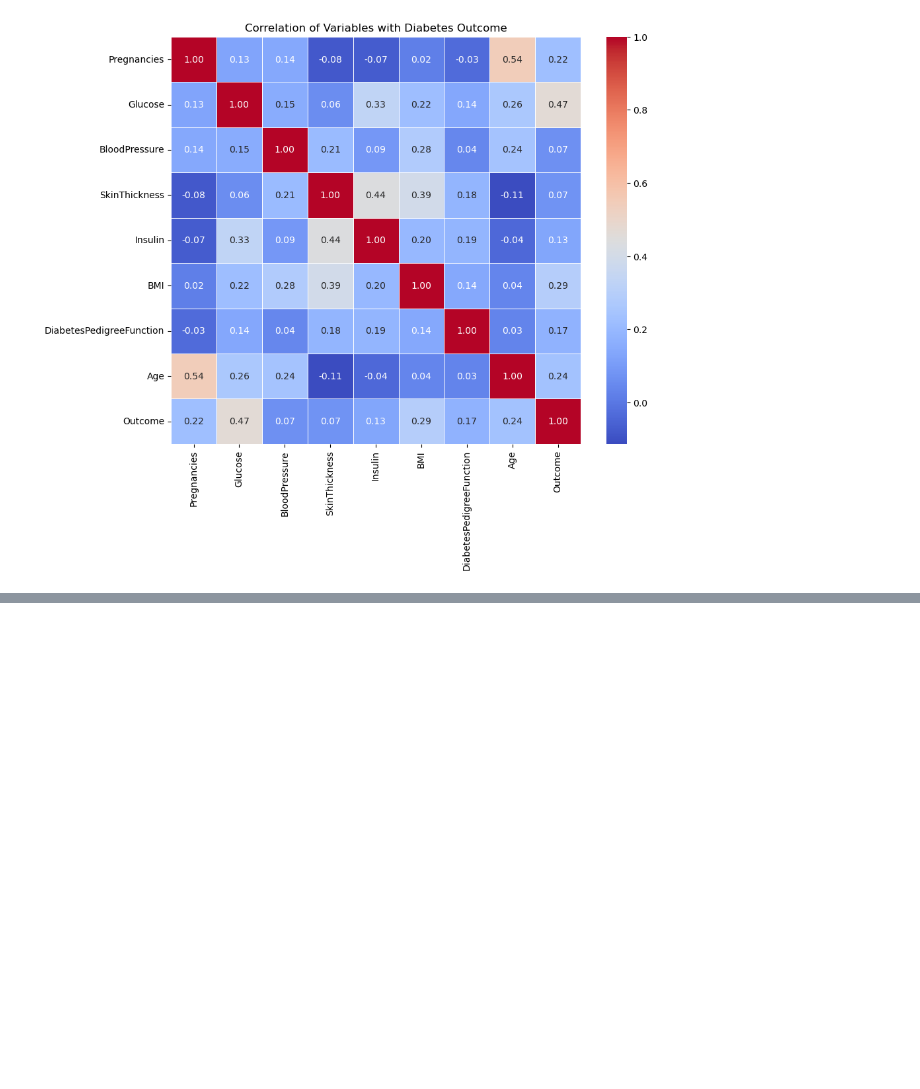
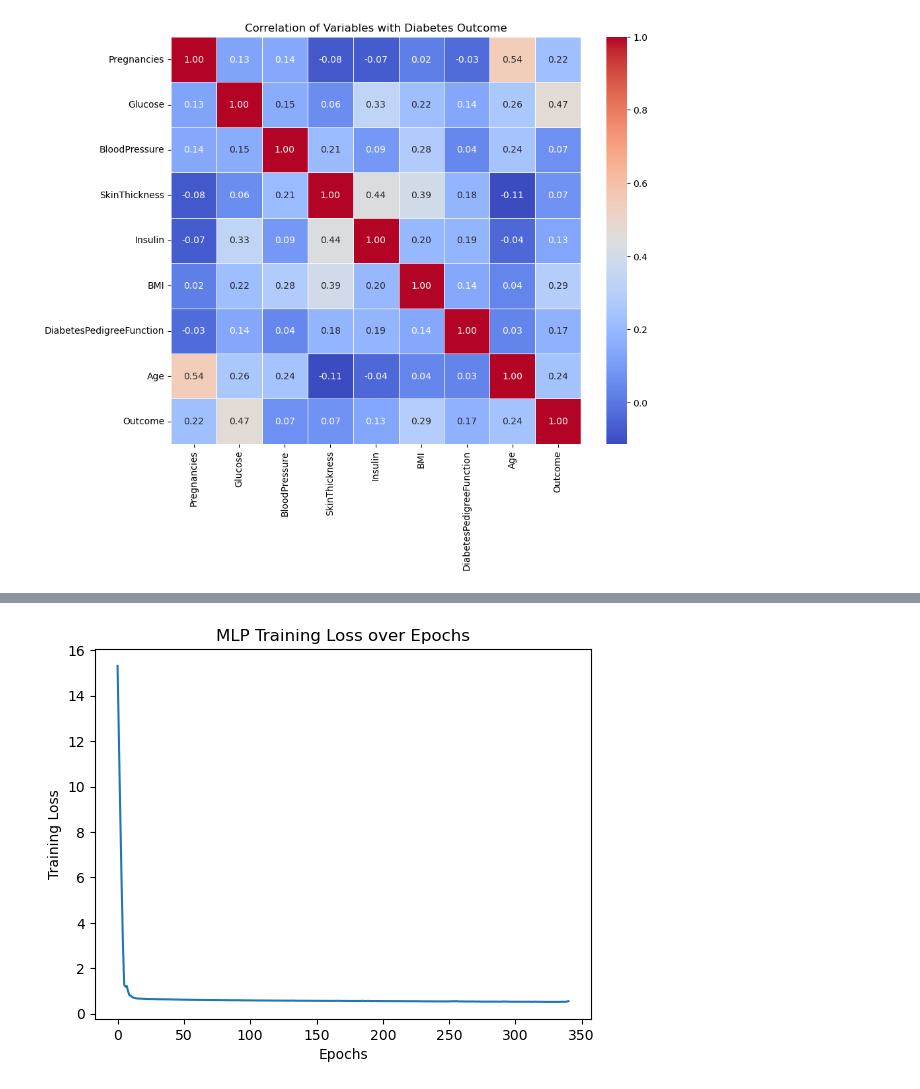
Before and after one commit to ssooraj004/AISC-SQ2024-Beginner-Project, a Jupyter notebook: YiHsuan_AISCBP.ipynb, the cells around one changed output, grey strips where cells are left out. Saved outputs shown, nothing was run; the diff lists cells and outputs as text; code cells hidden in the pictures; blank space fills up the shorter version.

```diff
--- a/YiHsuan_AISCBP.ipynb
+++ b/YiHsuan_AISCBP.ipynb
@@ -184,0 +195,23 @@ Text(0.5, 1.0, 'Correlation of Variables with Diabetes Outcome')
+# %%
+
+db_nn = db[['Outcome', 'BMI', 'BloodPressure', 'Age', 'Glucose', 'DiabetesPedigreeFunction']]
+
+x = db_nn.drop('Outcome', axis = 1)
+y = db_nn['Outcome']
+
+# smote = SMOTE(random_state = 1)
+# x, y = smote.fit_resample(x, y)
+
+xtrain, xtest, ytrain, ytest = train_test_split(x, y, test_size = 0.1, random_state = 1)
+# %%
+mlp = MLPClassifier(hidden_layer_sizes = (15, 10),
+                    learning_rate_init = 0.001,
+                    max_iter = 1000,
+                    activation = 'relu',
+                    solver = 'adam',
+                    # solver = 'sgd',
+                    batch_size = 100,
+                    random_state = 1)
+
+mlp.fit(xtrain, ytrain)
+pred = mlp.predict(xtest)
@@ -184,0 +232,8 @@ Text(0.5, 1.0, 'Correlation of Variables with Diabetes Outcome')
+# %%
+plt.plot(mlp.loss_curve_)
+plt.title('MLP Training Loss over Epochs')
+plt.xlabel ('Epochs' )
+plt.ylabel('Training Loss')
+plt.show()
+# %% [output]
+[figure, added]
```
Also changed, not shown: parts of 10 cells of this notebook.
